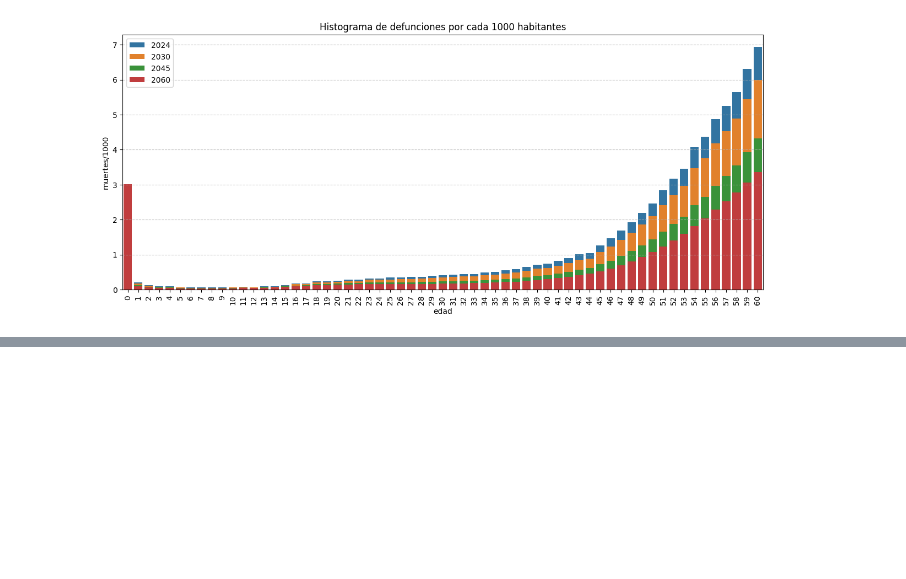
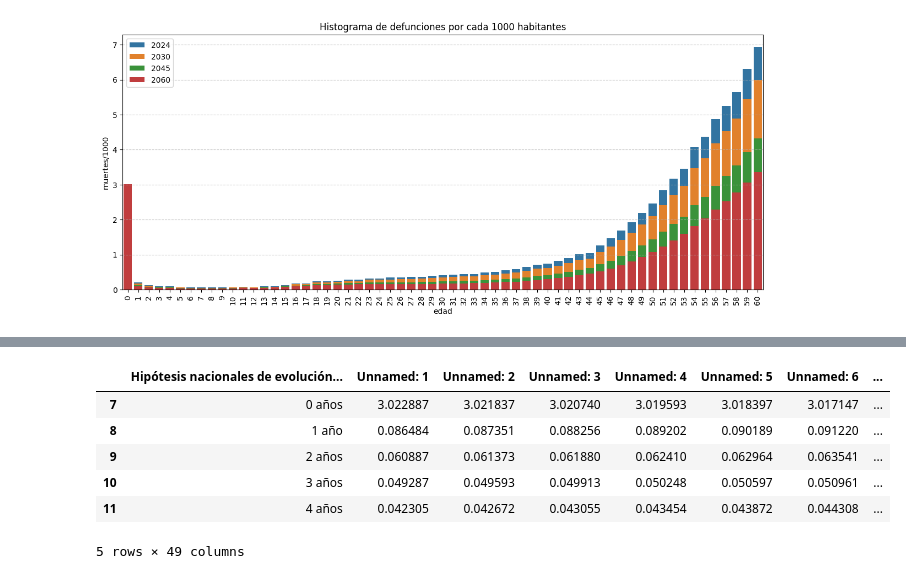
Before and after one commit to 1000jaus/population_simulation, a Jupyter notebook: main.ipynb, the cells around one changed output, grey strips where cells are left out. Cells and saved outputs as stored; diff of their text form; code cells hidden in the pictures; blank space fills up the shorter version.

```diff
--- a/main.ipynb
+++ b/main.ipynb
@@ -189,3 +189,9 @@ plt.grid(axis='y', linestyle='--', alpha=0.7)
 plt.show()
 # %% [output]
 [figure]
+# %%
+# vamos a crear un df que contenga las mortalidades agrupadas en rangos de edad
+# iguales a los de la pirámide de población
+
+mort_hombres = pd.read_excel('36774.xlsx').iloc[5:105,0:49]
+ages         = mort_hombres.columns[0]
@@ -191,0 +225,11 @@ plt.show()
+# %%
+
+mort_hombres.iloc[2:7,]
+# %% [output]
+|  | Hipótesis nacionales de evolución... | Unnamed: 1 | Unnamed: 2 | Unnamed: 3 | Unnamed: 4 | Unnamed: 5 | Unnamed: 6 | ... |
+| 7 | 0 años | 3.022887 | 3.021837 | 3.020740 | 3.019593 | 3.018397 | 3.017147 | ... |
+| 8 | 1 año | 0.086484 | 0.087351 | 0.088256 | 0.089202 | 0.090189 | 0.091220 | ... |
+| 9 | 2 años | 0.060887 | 0.061373 | 0.061880 | 0.062410 | 0.062964 | 0.063541 | ... |
+| 10 | 3 años | 0.049287 | 0.049593 | 0.049913 | 0.050248 | 0.050597 | 0.050961 | ... |
+| 11 | 4 años | 0.042305 | 0.042672 | 0.043055 | 0.043454 | 0.043872 | 0.044308 | ... |
+5 rows × 49 columns
```
Also changed, not shown: parts of 5 cells of this notebook.
